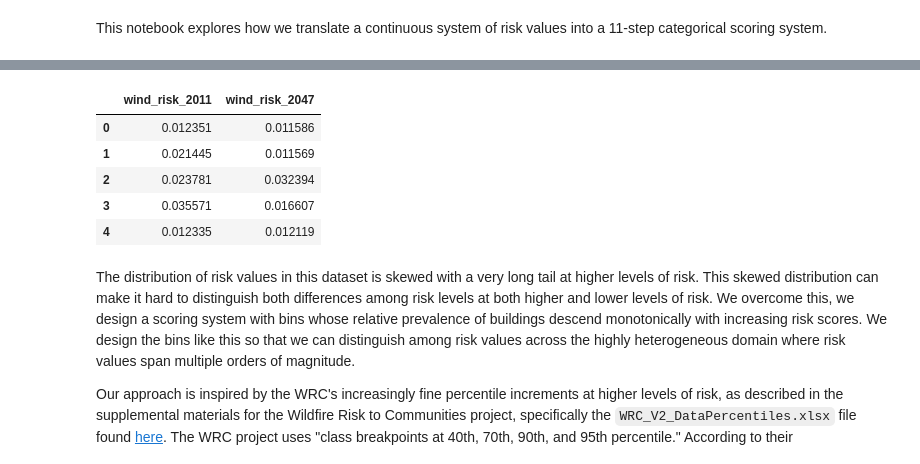
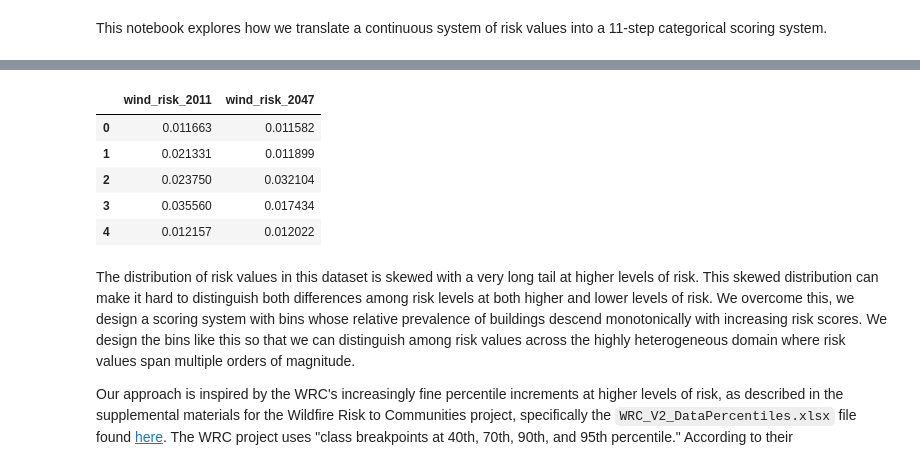
Before and after one commit to carbonplan/ocr, a Jupyter notebook: docs/methods/fire-risk/score-bins.ipynb, the cells around one changed output, grey strips where cells are left out. Saved outputs shown, nothing was run; the diff lists cells and outputs as text; code cells hidden in the pictures.

```diff
--- a/docs/methods/fire-risk/score-bins.ipynb
+++ b/docs/methods/fire-risk/score-bins.ipynb
@@ -12,7 +12,7 @@ duckdb.sql("""INSTALL SPATIAL; LOAD SPATIAL; INSTALL HTTPFS; LOAD HTTPFS""")
 # %%
 %%time
 
-version = '0.12.0'
+version = '0.13.1'
 
 dataset_uri = f's3://carbonplan-ocr/output/fire-risk/vector/production/v{version}/geoparquet/buildings.parquet/**'
 
@@ -28,9 +28,9 @@ Wall time: 2min 7s
 |  | wind_risk_2011 | wind_risk_2047 |
-| 0 | 0.012351 | 0.011586 |
-| 1 | 0.021445 | 0.011569 |
-| 2 | 0.023781 | 0.032394 |
-| 3 | 0.035571 | 0.016607 |
-| 4 | 0.012335 | 0.012119 |
+| 0 | 0.011663 | 0.011582 |
+| 1 | 0.021331 | 0.011899 |
+| 2 | 0.023750 | 0.032104 |
+| 3 | 0.035560 | 0.017434 |
+| 4 | 0.012157 | 0.012022 |
 # %% [markdown]
 The distribution of risk values in this dataset is skewed with a very long tail at higher levels of risk. This skewed distribution can make it hard to distinguish both differences among risk levels at both higher and lower levels of risk. We overcome this, we design a scoring system with bins whose relative prevalence of buildings descend monotonically with increasing risk scores. We design the bins like this so that we can distinguish among risk values across the highly heterogeneous domain where risk values span multiple orders of magnitude.
 
```
Also changed, not shown: parts of 8 cells of this notebook.
